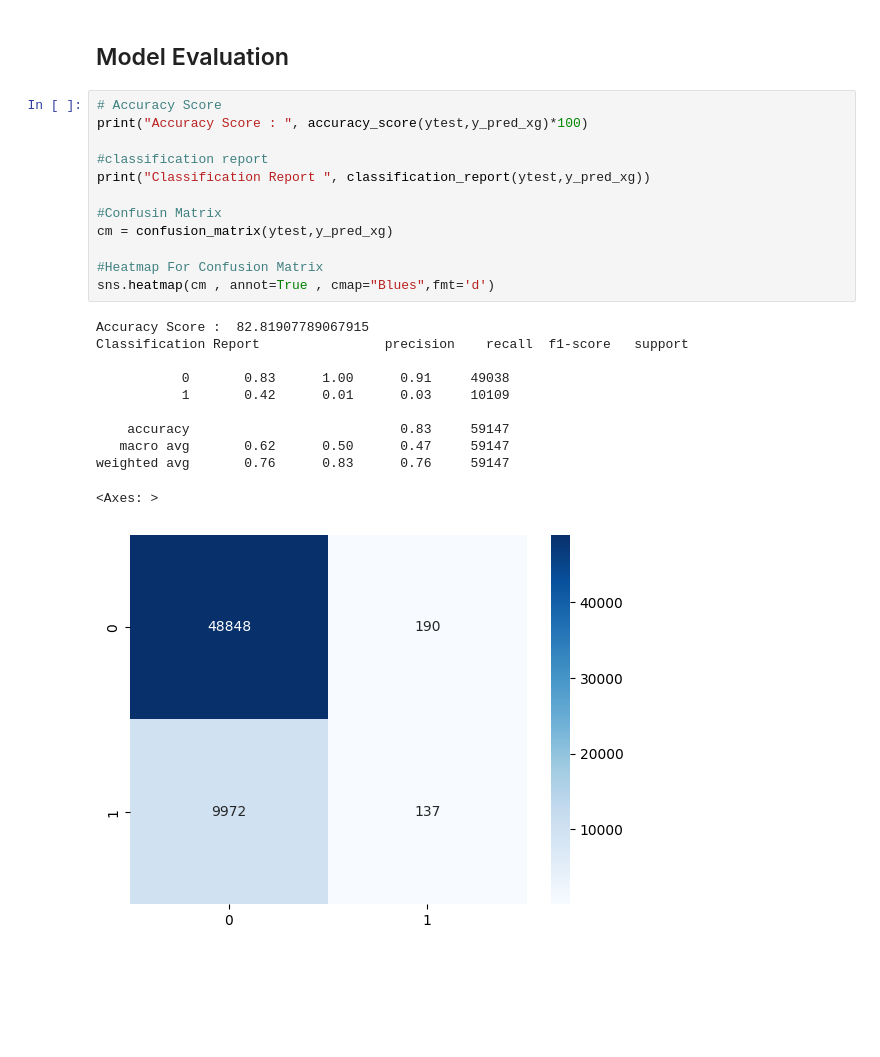
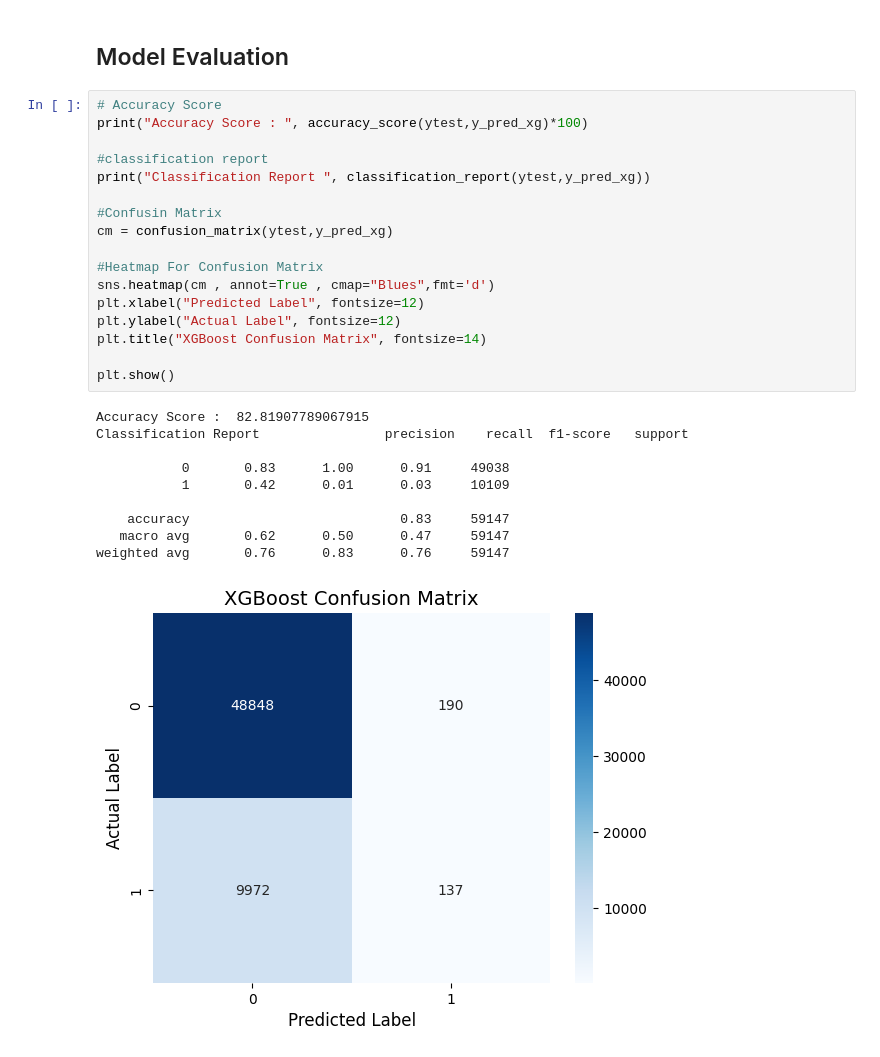
Before and after one commit to samifahim07/Smart-Cricket-Analytics-Ball-by-Ball-Event-Prediction-using-Machine-Learning, a Jupyter notebook: smart_analysis.ipynb, the cells around one changed output. Cells and saved outputs as stored; diff of their text form; blank space fills up the shorter version.

```diff
--- a/smart_analysis.ipynb
+++ b/smart_analysis.ipynb
@@ -1107,24 +1107,28 @@ Test Score :  82.81907789067915
 # %%
 # Accuracy Score
 print("Accuracy Score : ", accuracy_score(ytest,y_pred_xg)*100)
 
 #classification report
 print("Classification Report ", classification_report(ytest,y_pred_xg))
 
 #Confusin Matrix
 cm = confusion_matrix(ytest,y_pred_xg)
 
 #Heatmap For Confusion Matrix
 sns.heatmap(cm , annot=True , cmap="Blues",fmt='d')
+plt.xlabel("Predicted Label", fontsize=12)
+plt.ylabel("Actual Label", fontsize=12)
+plt.title("XGBoost Confusion Matrix", fontsize=14)
+
+plt.show()
 # %% [output]
 Accuracy Score :  82.81907789067915
 Classification Report                precision    recall  f1-score   support
 
            0       0.83      1.00      0.91     49038
            1       0.42      0.01      0.03     10109
 
     accuracy                           0.83     59147
    macro avg       0.62      0.50      0.47     59147
 weighted avg       0.76      0.83      0.76     59147
-<Axes: >
-[figure, old version]
+[figure, new version]
```
